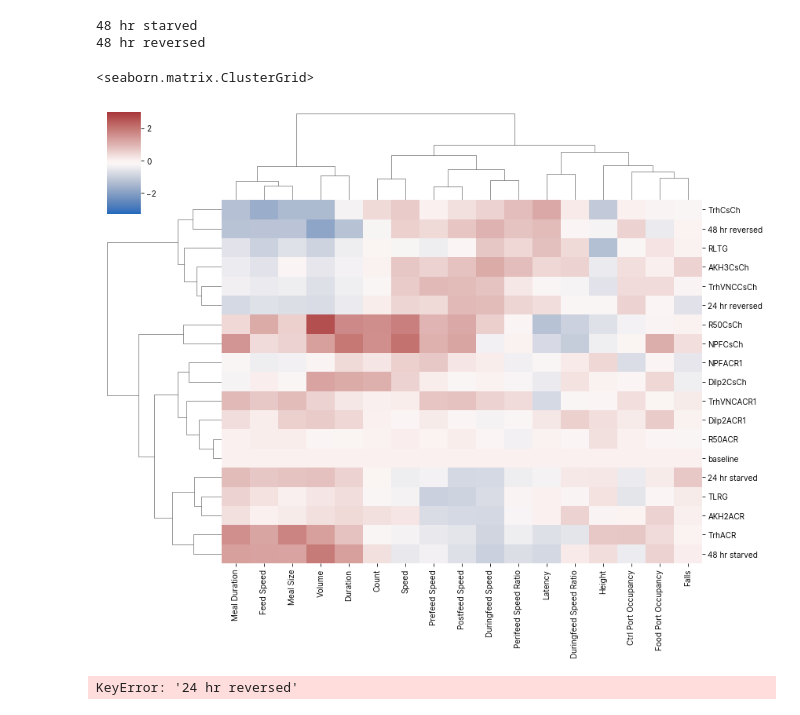
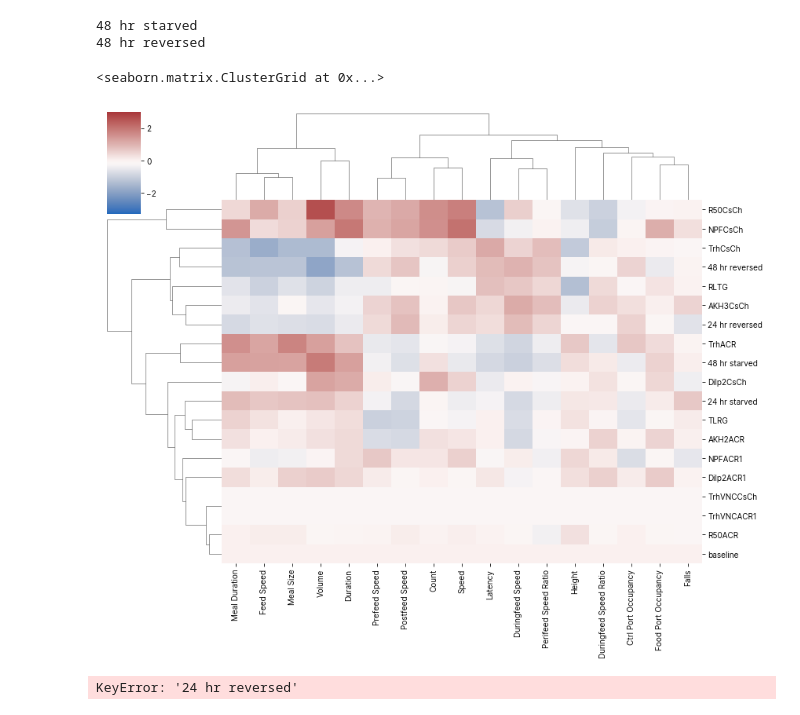
Before and after one commit to sangyu/Holophenotype5HT, a Jupyter notebook: nbs/01_Figures/04_Holophenotype_Dendrogram.ipynb, the cells around one changed output. Cells and saved outputs as stored; diff of their text form; code cells hidden in the pictures.

```diff
--- a/nbs/01_Figures/04_Holophenotype_Dendrogram.ipynb
+++ b/nbs/01_Figures/04_Holophenotype_Dendrogram.ipynb
@@ -74,6 +68,11 @@ vectorselection = ['Volume', 'Feed Speed', 'Meal Size', 'Meal Duration', 'Durati
                   ]
 
 # construct new w1118_ele
+w1118base = dataDict['w1118'].loc[dataDict['w1118']['Starvation'] == '0']
+w1118base1 = dataDict['w1118'].loc[dataDict['w1118']['Starvation'] == '0']
+w1118base1['Starvation'] = '00'
+w1118base = pd.concat([w1118base, w1118base1])
+
 w1118base.loc[w1118base['Starvation'] == '0', 'Status'] = 'Test'
 w1118base.to_csv(picklepath + 'w1118_base.csv')
 
@@ -100,7 +99,7 @@ w1118Table= [ ['baseline','w1118_base.csv','wildtype','delta','00','0',0],
             ['48 hr reversed','w1118_48rv.csv','wildtype', 'delta','0', 'Starved', 0],
 ]
 # pd.DataFrame(data = w1118Table, columns = fullMetaData.columns)
-fullMetaData = fullMetaData.drop(fullMetaData.loc[fullMetaData.Expt == 'w1118'].index).append(pd.DataFrame(data = w1118Table, columns = fullMetaData.columns)).reset_index(drop = True)
+fullMetaData = pd.concat([fullMetaData.drop(fullMetaData.loc[fullMetaData.Expt == 'w1118'].index), pd.DataFrame(data = w1118Table, columns = fullMetaData.columns)]).reset_index(drop = True)
 for i in fullMetaData.loc[fullMetaData['Group']=='wildtype'].index:
     data = pd.read_csv(picklepath + fullMetaData.iloc[i, 1]).sort_values(by = ['Status', 'Light'])
     dataDict[fullMetaData.iloc[i, 0] ]= data
@@ -288,10 +261,10 @@ baseline
 # %%
 gdf1 = gDf.drop([ 'TrhGal4TshGal80CsCh'])
 
-sns.clustermap(gdf1, cmap='vlag', method = 'complete', figsize=(12, 10), vmin=3, vmax=-3)
+sns.clustermap(gdf1, cmap='vlag', method = 'average', figsize=(12, 10), vmin=3, vmax=-3)
 # %% [output]
-<seaborn.matrix.ClusterGrid>
+<seaborn.matrix.ClusterGrid at 0x...>
-[figure, old version]
+[figure, new version]
 # %%
 contrastsSt, indexSt, deltaTypeSt = collectContrasts(fullMetaData, 'State', ['Starved'], vectorselection)
 spTrans, aTrans, mean_deltaTrans = spiral_heatmap(contrastsSt, 21, indexSt,
```
Also changed, not shown: parts of 11 cells of this notebook.
